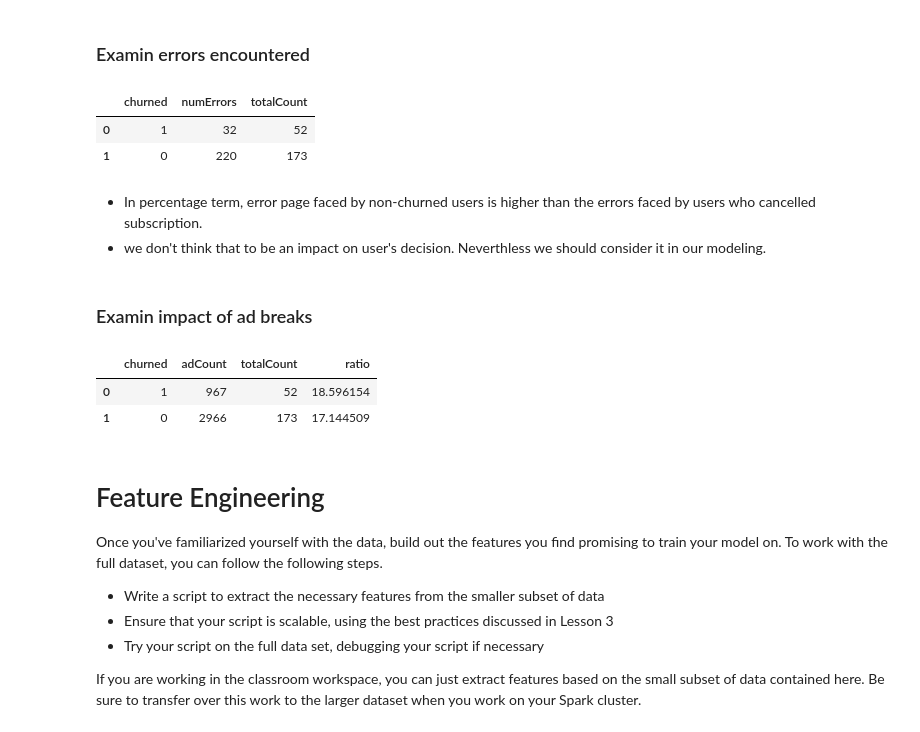
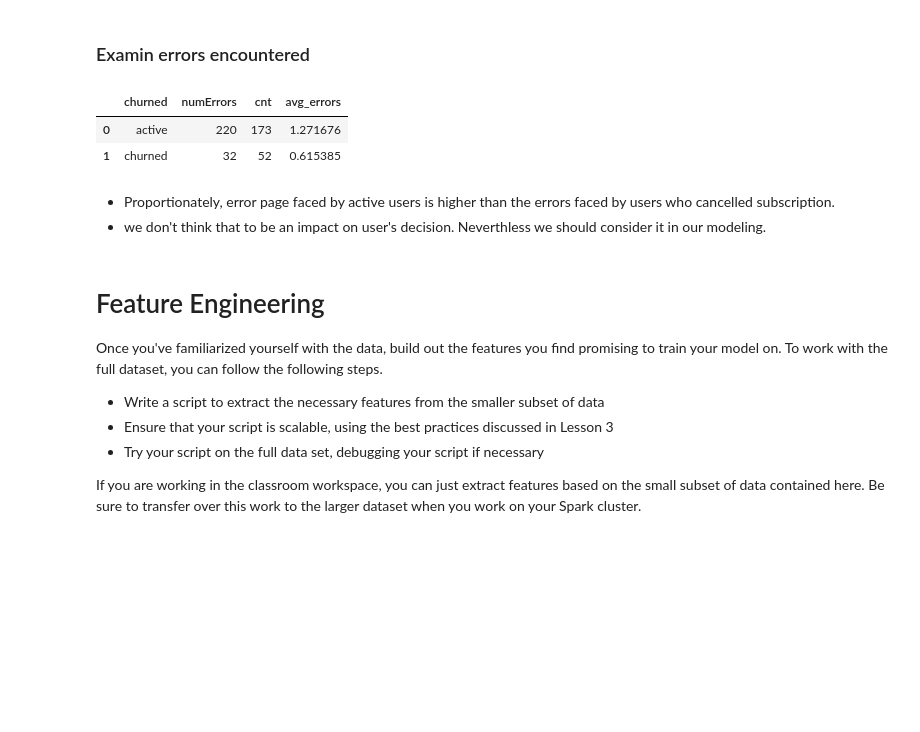
Before and after one commit to kvsrohit/sparkify, a Jupyter notebook: Sparkify.ipynb, the cells around one changed output. Drawn from its saved outputs; the diff is of its cells as text; code cells hidden in the pictures; blank space fills up the shorter version.

```diff
--- a/Sparkify.ipynb
+++ b/Sparkify.ipynb
@@ -325,29 +335,23 @@ ax = df.pivot(index='start', columns='churned')['cnt'].plot(kind='line', figsize
 # %% [markdown]
 ### Examin errors encountered
 # %%
-churn_by_errors = user_log_valid.where(user_log_valid.page=='Error').select('churned').groupBy('churned').count().withColumnRenamed('count', 'numErrors').toPandas()
-total_count = user_log_valid.select('userId', 'churned').dropDuplicates().groupBy('churned').count().withColumnRenamed('count', 'totalCount').toPandas()
+churn_by_errors = user_log_valid.where(user_log_valid.page=='Error') \
+                    .select('churned') \
+                    .groupBy('churned') \
+                    .count() \
+                    .withColumnRenamed('count', 'numErrors') \
+                    .sort('churned') \
+                    .toPandas() \
+                    .merge(churned_split)
+churn_by_errors['avg_errors'] = churn_by_errors.numErrors/churn_by_errors.cnt
+churn_by_errors
+# %% [output]
+|  | churned | numErrors | cnt | avg_errors |
+| 0 | active | 220 | 173 | 1.271676 |
+| 1 | churned | 32 | 52 | 0.615385 |
-# %%
-churn_by_errors.merge(total_count)
-# %% [output]
-|  | churned | numErrors | totalCount |
-| 0 | 1 | 32 | 52 |
-| 1 | 0 | 220 | 173 |
 # %% [markdown]
-- In percentage term, error page faced by non-churned users is higher than the errors faced by users who cancelled subscription.
+- Proportionately, error page faced by active users is higher than the errors faced by users who cancelled subscription.
 - we don't think that to be an impact on user's decision. Neverthless we should consider it in our modeling.
-# %% [markdown]
-### Examin impact of ad breaks
-# %%
-user_ad_count = user_log_valid.where(user_log_valid.page=='Roll Advert').groupBy('churned').count().withColumnRenamed('count', 'adCount')
-user_ad_count = user_ad_count.toPandas().merge(total_count)
-
-user_ad_count['ratio'] = user_ad_count.adCount/user_ad_count.totalCount
-user_ad_count
-# %% [output]
-|  | churned | adCount | totalCount | ratio |
-| 0 | 1 | 967 | 52 | 18.596154 |
-| 1 | 0 | 2966 | 173 | 17.144509 |
 # %% [markdown]
 # Feature Engineering
 Once you've familiarized yourself with the data, build out the features you find promising to train your model on. To work with the full dataset, you can follow the following steps.
```
Also changed, not shown: parts of 50 cells of this notebook, 10 other files.
